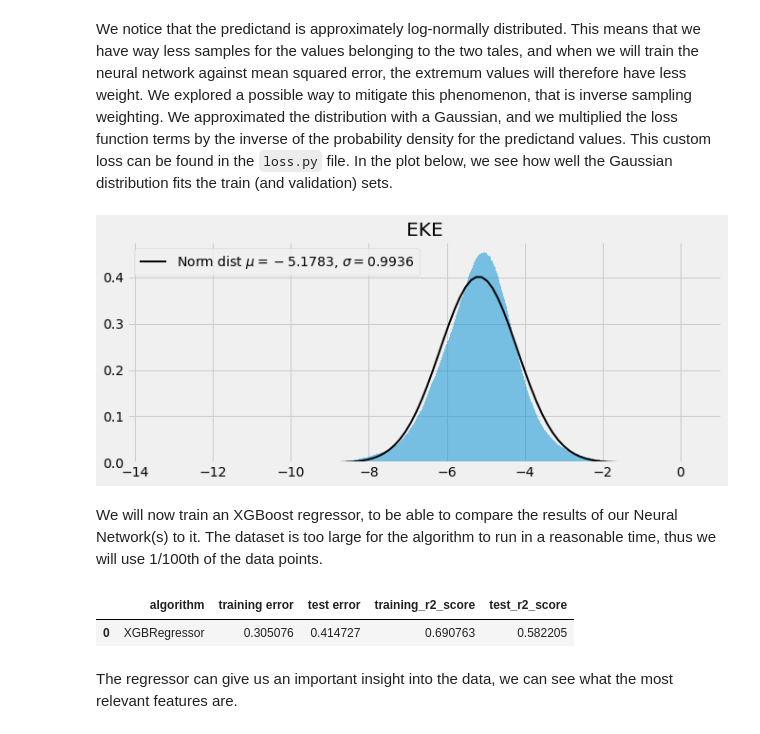
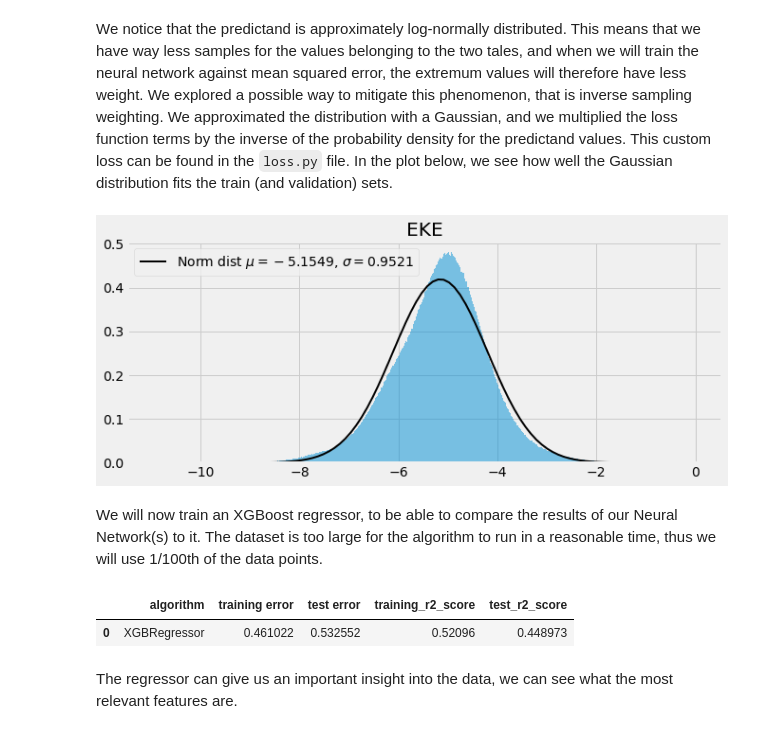
Before and after one commit to CrayLabs/NCAR_ML_EKE, a Jupyter notebook: notebooks/train_new_data.ipynb, the cells around one changed output. Cells and saved outputs as stored; diff of their text form; code cells hidden in the pictures.

```diff
--- a/notebooks/train_new_data.ipynb
+++ b/notebooks/train_new_data.ipynb
@@ -157,8 +217,8 @@ def prep_samples(dataset, scaler=None):
 # %% [markdown]
 Once the data is pre-processed, we split it into train and validation (called test here) sets.
 # %%
-def prep_data(dataset, scaler=None):
-    data, targets, scaler = prep_samples(dataset, scaler)
+def prep_data(dataset, scaler=None, skip_vars=[]):
+    data, targets, scaler = prep_samples(dataset, scaler, skip_vars)
     X_train, X_test, y_train, y_test = train_test_split(data, targets, test_size=0.2, random_state=42)
     print('Dimensions of the training feature matrix: {}'.format(X_train.shape))
     print('Dimensions of the training target vector: {}'.format(y_train.shape))
@@ -168,17 +228,19 @@ def prep_data(dataset, scaler=None):
 # %% [markdown]
 There are two different datasets, one (`cf10`) has values averaged over 10x10 boxes, the other one (`cf2`) is averaged over 2x2 boxes. For each type, we have 120 samples. We only use 110 samples for each type, keeping 10 as test values, which we will use as tests for the trained models.
 # %%
-datapath1 = '/lus/scratch/spartee/MOM6_1-10/'
+datapath1 = '/lus/scratch/spartee/MOM6_data/MOM6_1-10/'
 
-datapath2 = '/lus/scratch/spartee/MOM6_1-10_data_with_ssh/'
+datapath2 = '/lus/scratch/spartee/MOM6_data/MOM6_1-10_data_with_ssh/'
 
-model_data = ml_eke.pop_data(datapath1, datapath1, skip_vars = ['x','y','depth','depth_stdev'], extra_pref='cf2')
+model_data = ml_eke.pop_data(datapath1, datapath1, skip_vars = ['x','y','depth','depth_stdev'], extra_pref='cf6')
 model_data.extend_inventory(datapath2)
-samples = get_samples(0, 5, columns, model_data)
-for cf_idx in range(3, 11):
-    model_data = ml_eke.pop_data(datapath1, datapath1, skip_vars = ['x','y','depth','depth_stdev'], extra_pref=f'cf{cf_idx}')
-    model_data.extend_inventory(datapath2)
-    print(f'cf{cf_idx}')
-    scale_factor = cf_idx/2
-    samples_loc = get_samples(0, min(int(np.ceil(5*scale_factor*scale_factor)), 110), columns, model_data)
-    samples = pd.concat([samples,samples_loc])
+# samples = get_samples(0, 111, columns, model_data)
+# for cf_idx in range(3, 11):
+#     model_data = ml_eke.pop_data(datapath1, datapath1, skip_vars = ['x','y','depth','depth_stdev'], extra_pref=f'cf{cf_idx}')
+#     model_data.extend_inventory(datapath2)
+#     scale_factor = cf_idx/2
+#     samples_loc = get_samples(0, min(int(np.ceil(5*scale_factor*scale_factor)), 110), columns, model_data)
+#     samples = pd.concat([samples,samples_loc])
+
+samples_2D, targets_2D, masks_2D = get_samples_2D(0, 111, columns, model_data, predictands=['EKE_sfc'], preprocess=False, skip_preprocess_var=['Rd_dx_sfc'])
+samples_2D_prep, _, _ = get_samples_2D(0, 111, columns, model_data, predictands=['EKE_sfc'], preprocess=True, skip_preprocess_var=['Rd_dx_sfc'])
@@ -193,0 +258,5 @@ cf10
+# %%
+samples = maps_to_array(samples_2D, targets_2D)
+samples_prep = maps_to_array(samples_2D_prep, targets_2D)
+
+print(samples.shape)
@@ -194,5 +265,6 @@ cf10
 # %%
-X_train, X_test, y_train, y_test, scaler = prep_data(samples)
+X_train, X_test, y_train, y_test, scaler = prep_data(samples, skip_vars=['Rd_dx_sfc'])
+X_train_prep, X_test_prep, y_train_prep, y_test_prep, scaler_prep = prep_data(samples_prep, skip_vars=['Rd_dx_sfc'])
 # %% [output]
 Dropping empty values...
 Dropping negative EKE samples...
@@ -254,18 +385,18 @@ We notice that the predictand is approximately log-normally distributed. This me
 # %%
 plt.figure(figsize=(10,4))
 
-plt.hist(y_train, bins=1000, density=True, alpha=0.5)
+plt.hist(y_train_prep, bins=1000, density=True, alpha=0.5)
 xmin, xmax = plt.xlim()
 x_pdf = np.linspace(xmin, xmax, 100)
-mu, std = norm.fit(y_train)
+mu, std = norm.fit(y_train_prep)
 p = norm.pdf(x_pdf, mu, std)
 plt.plot(x_pdf, p, 'k', linewidth=2)
 
 plt.legend([f'Norm dist $\mu={mu:.4f}$, $\sigma={std:.4f}$'])
 plt.title('EKE')
 plt.draw()
 # %% [output]
-[figure, old version]
+[figure, new version]
 # %%
 save = True
 
@@ -282,17 +422,8 @@ We will now train an XGBoost regressor, to be able to compare the results of our
 # %%
-# If you have the data, just skip the loading and pre-processing
-load_data = False
-if load_data:
-    X_train = pd.DataFrame(np.load('./ml_eke/nn/data/X_train_sfc.npy'), columns=columns)
-    X_test =  pd.DataFrame(np.load('./ml_eke/nn/data/X_test_sfc.npy'), columns=columns)
-
-    y_train = np.load('./ml_eke/nn/data/y_train_sfc.npy')
-    y_test = np.load('./ml_eke/nn/data/y_test_sfc.npy')
-
 rf = XGBRegressor()
 num_samples = X_train.shape[0]
 rf.fit(X_train[:num_samples//100], y_train[:num_samples//100])
-rf.save_model('./ml_eke/nn/data/xgbreg_cf10')
+rf.save_model('./ml_eke/nn/data/xgbreg_new')
 y_train_rf = rf.predict(X_train[:num_samples//100])
 y_test_rf = rf.predict(X_test)
 rf_results = pd.DataFrame({'algorithm':['XGBRegressor'],
@@ -303,7 +434,7 @@ rf_results = pd.DataFrame({'algorithm':['XGBRegressor'],
 rf_results
 # %% [output]
 |  | algorithm | training error | test error | training_r2_score | test_r2_score |
-| 0 | XGBRegressor | 0.305076 | 0.414727 | 0.690763 | 0.582205 |
+| 0 | XGBRegressor | 0.461022 | 0.532552 | 0.52096 | 0.448973 |
 # %% [markdown]
 The regressor can give us an important insight into the data, we can see what the most relevant features are.
 # %%
```
Also changed, not shown: parts of 24 cells of this notebook, 7 other files.
